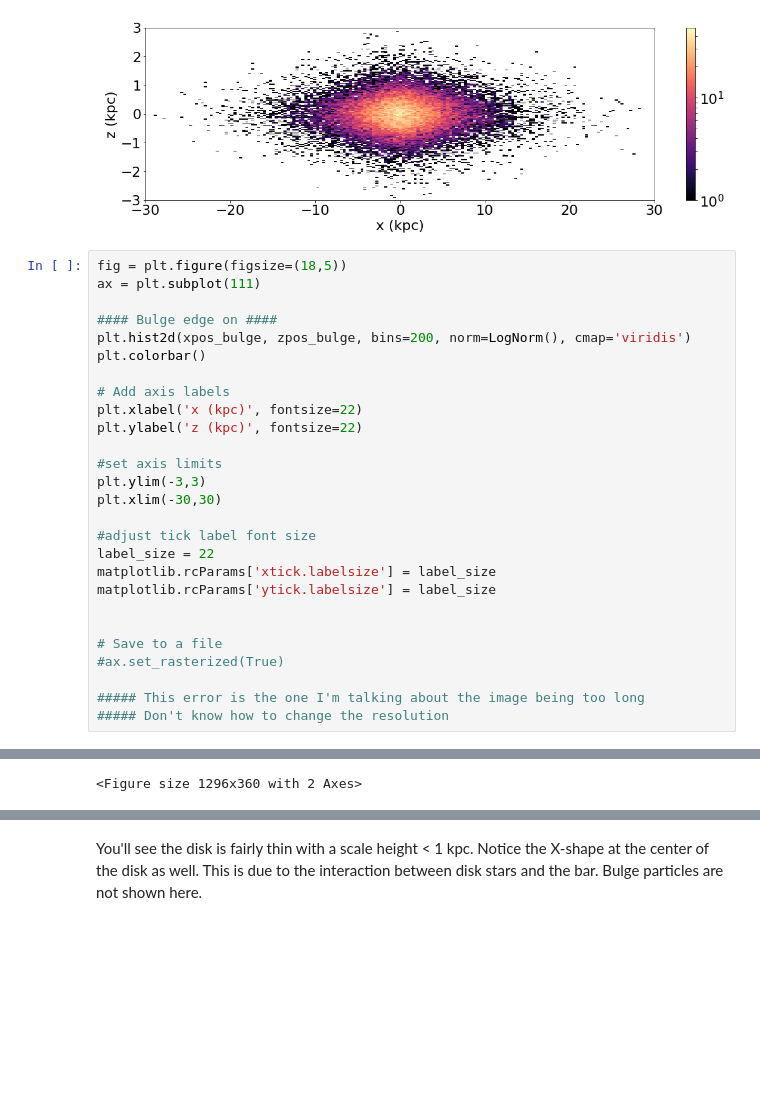
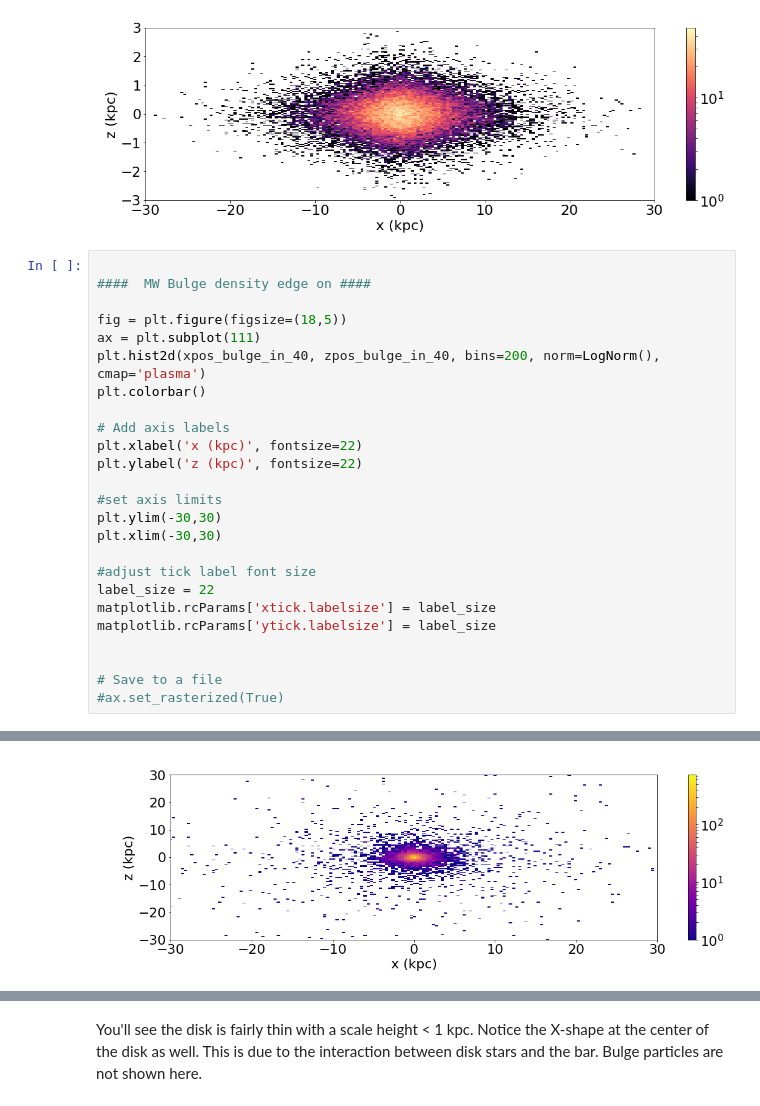
Before and after one commit to Ximena89/and_yet_it_moves, a Jupyter notebook: codigo/Plotting_Template.ipynb, the cells around one changed output, grey strips where cells are left out. Drawn from its saved outputs; the diff is of its cells as text; blank space fills up the shorter version.

```diff
--- a/codigo/Plotting_Template.ipynb
+++ b/codigo/Plotting_Template.ipynb
@@ -223,11 +253,12 @@ matplotlib.rcParams['ytick.labelsize'] = label_size
 # %% [output]
 [figure]
 # %%
+
+####  MW Bulge density edge on ####
+
 fig = plt.figure(figsize=(18,5))
 ax = plt.subplot(111)
-
-#### Bulge edge on ####
-plt.hist2d(xpos_bulge, zpos_bulge, bins=200, norm=LogNorm(), cmap='viridis')
+plt.hist2d(xpos_bulge_in_40, zpos_bulge_in_40, bins=200, norm=LogNorm(), cmap='plasma')
 plt.colorbar()
 
 # Add axis labels
@@ -235,7 +266,7 @@ plt.xlabel('x (kpc)', fontsize=22)
 plt.ylabel('z (kpc)', fontsize=22)
 
 #set axis limits
-plt.ylim(-3,3)
+plt.ylim(-30,30)
 plt.xlim(-30,30)
 
 #adjust tick label font size
@@ -246,7 +277,4 @@ matplotlib.rcParams['ytick.labelsize'] = label_size
 
 # Save to a file
 #ax.set_rasterized(True)
-
-##### This error is the one I'm talking about the image being too long
-##### Don't know how to change the resolution
 # %% [output]
@@ -254,2 +281,2 @@ ValueError: Image size of 140830x1082323 pixels is too large. It must be less th
-<Figure size 1296x360 with 2 Axes>
+[figure, added]
 # %%
```
Also changed, not shown: parts of 6 cells of this notebook.
